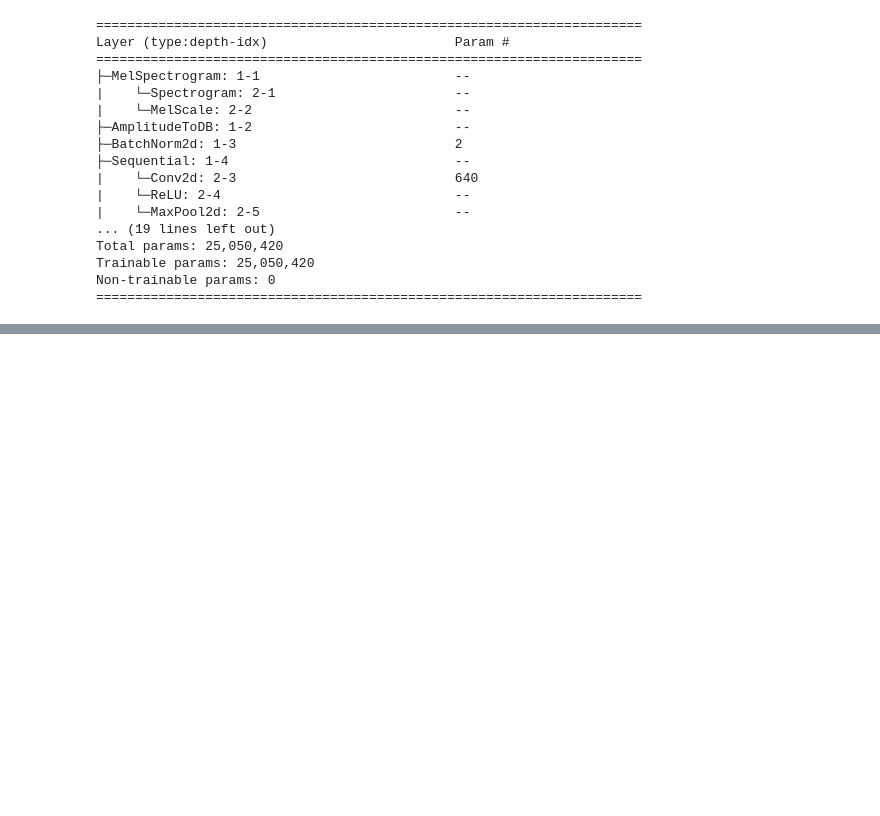
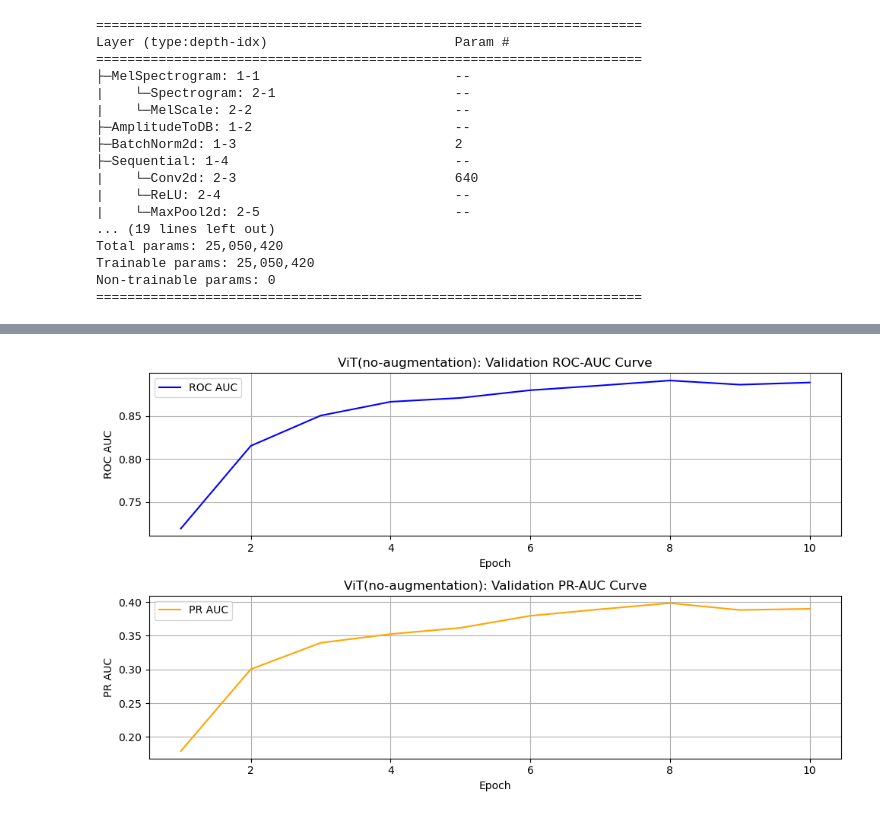
Before and after one commit to Proto007/DL-Final, a Jupyter notebook: report.ipynb, the cells around one changed output, grey strips where cells are left out. Saved outputs shown, nothing was run; the diff lists cells and outputs as text; code cells hidden in the pictures; blank space fills up the shorter version.

```diff
--- a/report.ipynb
+++ b/report.ipynb
@@ -766,0 +783,31 @@ Non-trainable params: 0
+# %%
+# get roc and pr validation curves
+df_roc = pd.read_csv("./results/vit_val_roc_data.csv")
+df_pr = pd.read_csv("./results/vit_val_pr_data.csv")
+df_roc['Step'] += 1
+df_pr['Step'] += 1
+
+fig, (ax1, ax2) = plt.subplots(2, 1, figsize=(10, 6))
+
+# plot ROC AUC
+ax1.plot(df_roc['Step'], df_roc['Value'], label='ROC AUC', color='blue')
+ax1.set_xlabel('Epoch')
+ax1.set_ylabel('ROC AUC')
+ax1.grid(True)
+ax1.legend()
+ax1.set_title('ViT(no-augmentation): Validation ROC-AUC Curve')
+
+# plot PR AUC
+ax2.plot(df_pr['Step'], df_pr['Value'], label='PR AUC', color='orange')
+ax2.set_xlabel('Epoch')
+ax2.set_ylabel('PR AUC')
+ax2.grid(True)
+ax2.legend()
+ax2.set_title('ViT(no-augmentation): Validation PR-AUC Curve')
+
+
+plt.tight_layout()
+plt.savefig('./results/vit_roc_pr.png')
+plt.show()
+# %% [output]
+[figure, added]
```
Also changed, not shown: parts of 4 cells of this notebook, 7 other files.
